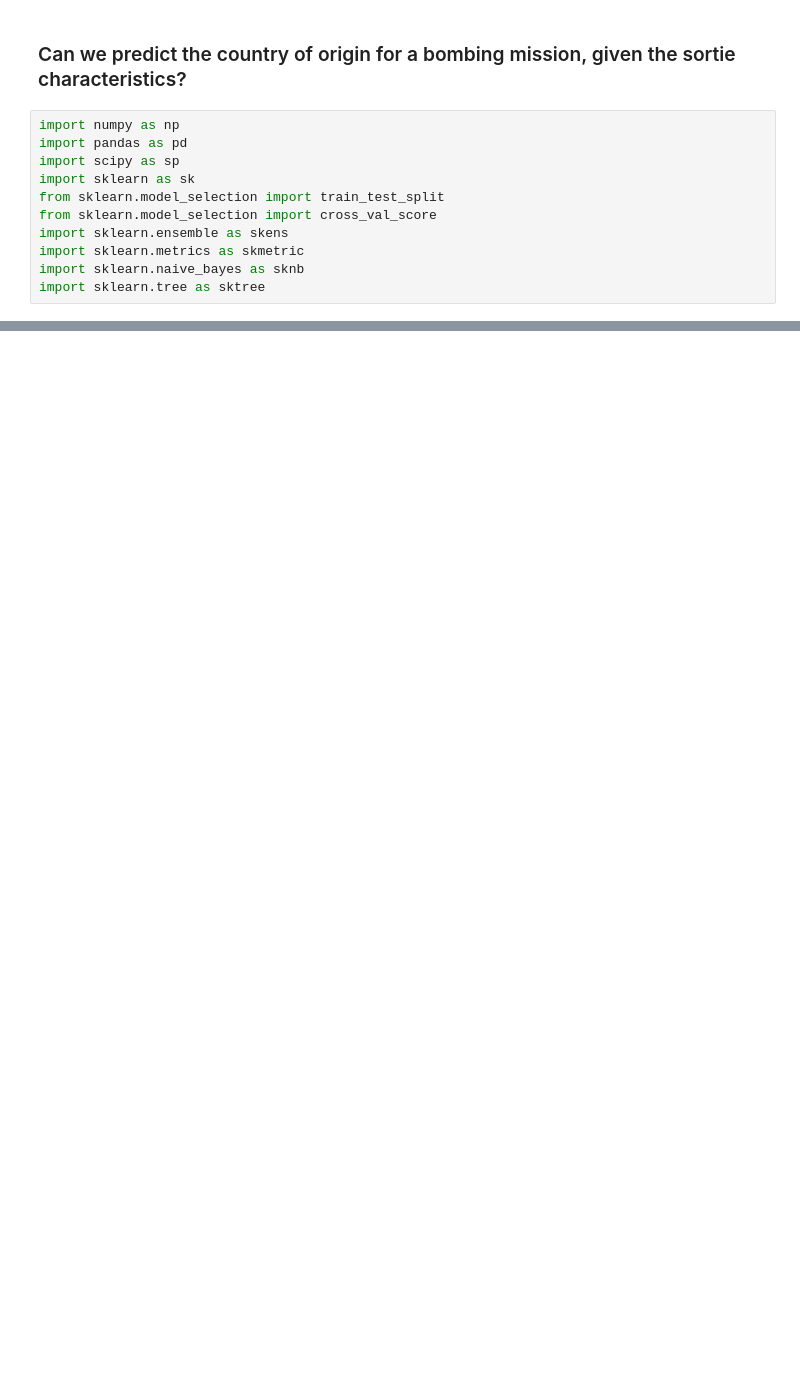
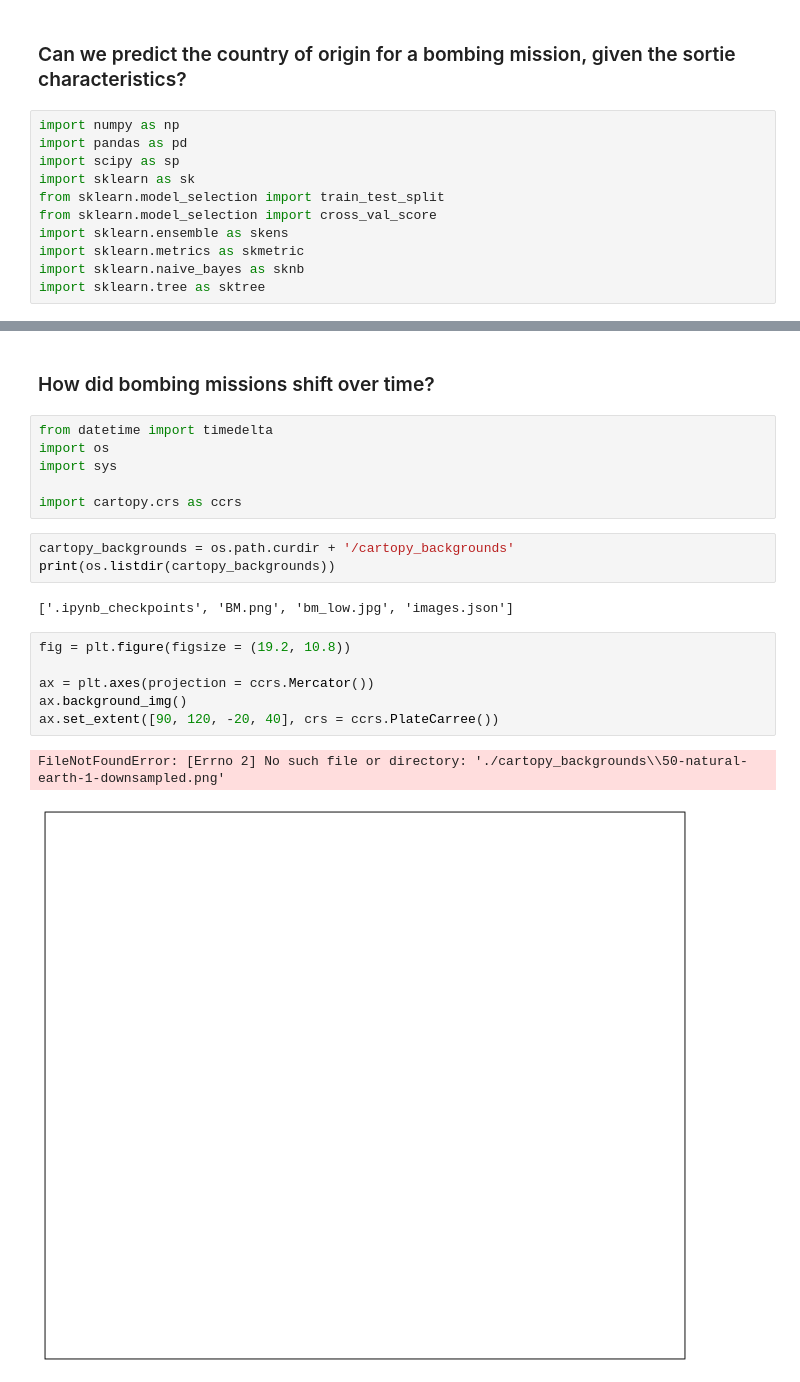
Before and after one commit to tengdann/si618-final, a Jupyter notebook: si618-final.ipynb, the cells around one changed output, grey strips where cells are left out. Cells and saved outputs as stored; diff of their text form; blank space fills up the shorter version.

```diff
--- a/si618-final.ipynb
+++ b/si618-final.ipynb
@@ -264,0 +280,22 @@ df_rf.fit(bombing_train.iloc[:,bombing_train.columns != 'type'], bombing_train.t
+# %% [markdown]
+### How did bombing missions shift over time?
+# %%
+from datetime import timedelta
+import os
+import sys
+
+import cartopy.crs as ccrs
+# %%
+cartopy_backgrounds = os.path.curdir + '/cartopy_backgrounds'
+print(os.listdir(cartopy_backgrounds))
+# %% [output]
+['.ipynb_checkpoints', 'BM.png', 'bm_low.jpg', 'images.json']
+# %%
+fig = plt.figure(figsize = (19.2, 10.8))
+
+ax = plt.axes(projection = ccrs.Mercator())
+ax.background_img()
+ax.set_extent([90, 120, -20, 40], crs = ccrs.PlateCarree())
+# %% [output]
+FileNotFoundError: [Errno 2] No such file or directory: './cartopy_backgrounds\\50-natural-earth-1-downsampled.png'
+[figure, added]
```
Also changed, not shown: parts of 21 cells of this notebook, 3 other files.
